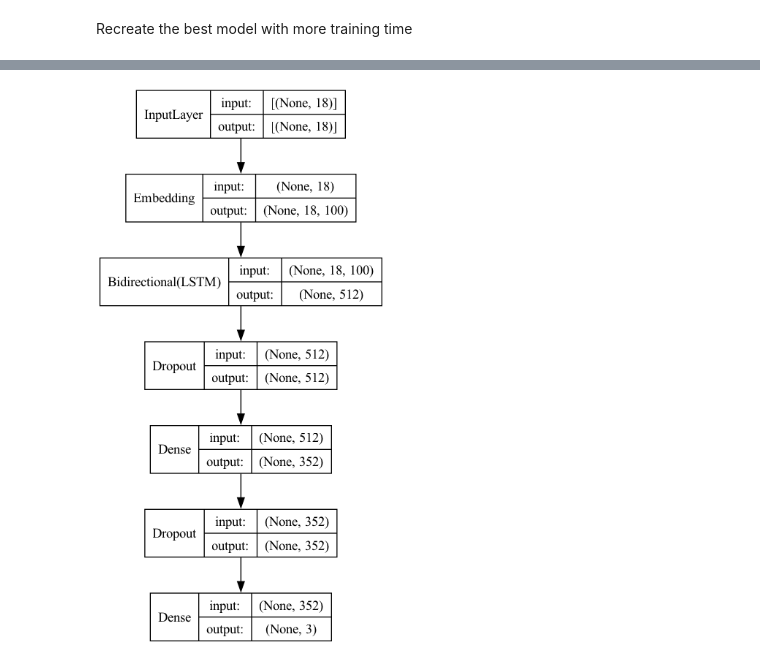
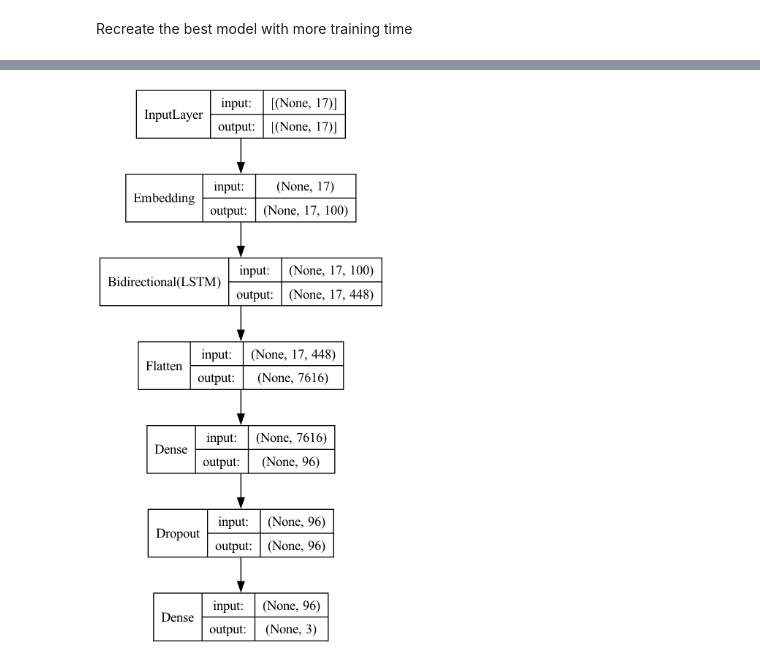
Before and after one commit to baopham2611/deep_learning_a2, a Jupyter notebook: Glove_RNN_Modelling.ipynb, the cells around one changed output, grey strips where cells are left out. Drawn from its saved outputs; the diff is of its cells as text; code cells hidden in the pictures.

Commit message:
best so far

```diff
--- a/Glove_RNN_Modelling.ipynb
+++ b/Glove_RNN_Modelling.ipynb
@@ -36,7 +41,7 @@ test_df = pd.read_csv("./StanceDataset/processed_test.csv", encoding = "ISO-8859
 # %% [markdown]
 ## Split test and val
 # %%
-test_df, val_df = train_test_split(test_df, test_size=0.5, random_state=42)
+train_df, val_df = train_test_split(train_df, test_size=0.2, random_state=42, shuffle=True)
 # %% [markdown]
 ## Tweets
 # %%
@@ -55,7 +60,7 @@ with open("./glove.6B.100d.txt", encoding='utf8') as f:
 
 # Initialize and fit the tokenizer on the training data
 tokenizer = Tokenizer()
-tokenizer.fit_on_texts(train_df['processed_tweet'])
+tokenizer.fit_on_texts(train_ori['processed_tweet'])
 
 # Convert texts to sequences for all datasets
 train_sequences = tokenizer.texts_to_sequences(train_df['processed_tweet'])
@@ -312,5 +359,39 @@ Recreate the best model with more training time
+# %%
+def build_model_from_dict(hp_dict):
+    model = Sequential()
+    model.add(Embedding(vocab_size, embedding_dim, weights=[embedding_matrix], input_length=MAX_LENGTH, trainable=False))
+
+    # Use the hyperparameter values from the dictionary
+    model.add(Bidirectional(LSTM(units=hp_dict['units1'],
+                   return_sequences=True,
+                   dropout=hp_dict['dropout1'],
+                   recurrent_dropout=hp_dict['recurrent_dropout1'],
+                   kernel_regularizer=l2(hp_dict['l2_reg1']))))
+
+    model.add(Flatten())
+
+    # Dense layer with tunable units
+    model.add(Dense(
+        units=hp_dict['dense_layer_units_1'],
+        activation="relu",
+        kernel_regularizer=l2(hp_dict['dense_l2_reg'])
+    ))
+
+    # Tunable dropout rate for the second layer
+    dropout_rate_3 = hp_dict['dropout__layer_3']
+    model.add(Dropout(dropout_rate_3))
+
+    # Final Layer
+    model.add(Dense(3, activation='softmax'))
+
+    # Tuning the learning rate for the optimizer
+    model.compile(optimizer=Adam(hp_dict['learning_rate']),
+                  loss='categorical_crossentropy',
+                  metrics=['categorical_accuracy', f1_score])
+
+    return model
 # %%
 from tensorflow.keras.utils import plot_model
-model = build_model(tuner.get_best_hyperparameters(num_trials=1)[0])
-plot_model(model, show_layer_names=False, show_shapes=True, to_file='model.png')
+model = build_model_from_dict(best_hps)
+plot_model(model, show_layer_names=False, show_shapes=True, to_file='tuned_stance_model.png')
 # %% [output]
@@ -320,2 +406,2 @@ WARNING:tensorflow:Layer lstm_1 will not use cuDNN kernels since it doesn't meet
-[figure, old version]
+[figure, new version]
 # %%
```
Also changed, not shown: parts of 19 cells of this notebook, 1 other file.
